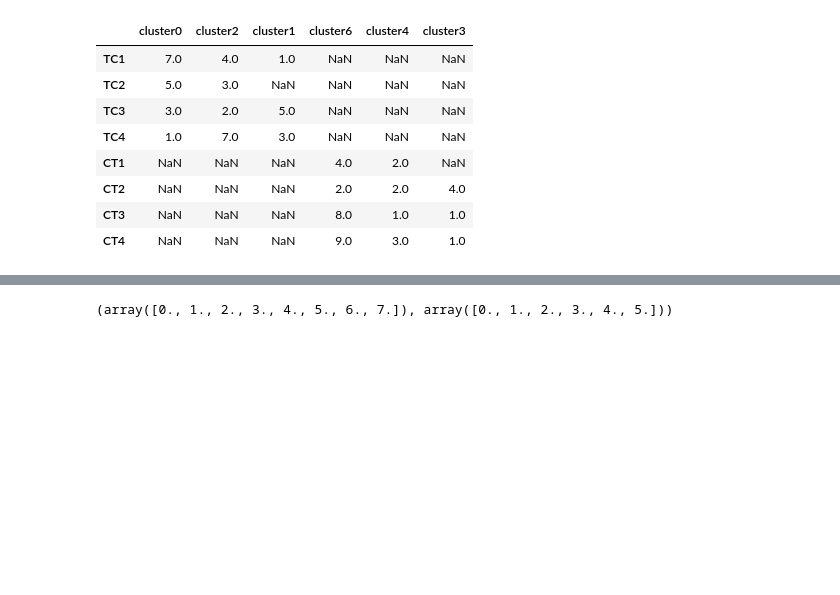
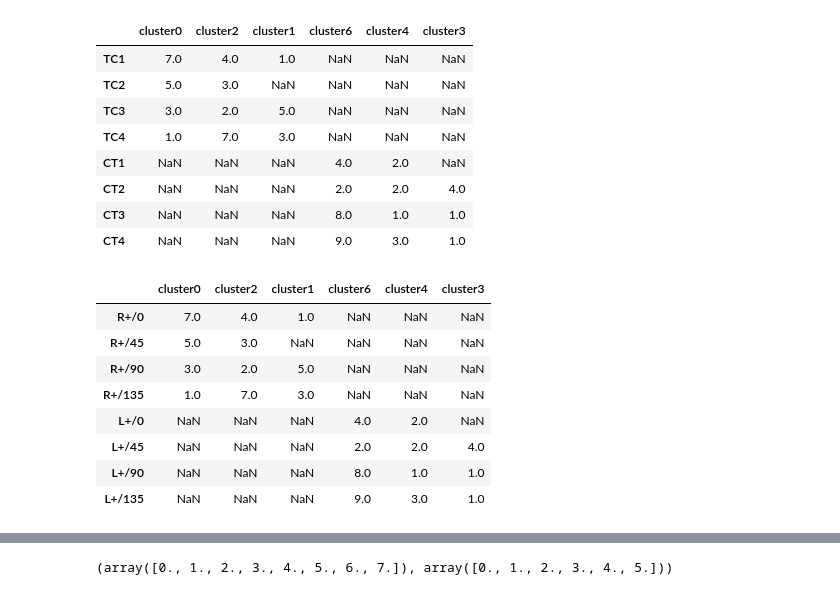
Before and after one commit to leewujung/porpoise_spheroid, a Jupyter notebook: notebooks_fig/fig_cluster_track_contingency.ipynb, the cells around one changed output, grey strips where cells are left out. Saved outputs shown, nothing was run; the diff lists cells and outputs as text; code cells hidden in the pictures; blank space fills up the shorter version.

```diff
--- a/notebooks_fig/fig_cluster_track_contingency.ipynb
+++ b/notebooks_fig/fig_cluster_track_contingency.ipynb
@@ -115,5 +119,17 @@ df_tca_all
 | CT2 | NaN | NaN | NaN | 2.0 | 2.0 | 4.0 |
 | CT3 | NaN | NaN | NaN | 8.0 | 1.0 | 1.0 |
 | CT4 | NaN | NaN | NaN | 9.0 | 3.0 | 1.0 |
+# %%
+df_tca_all.rename(index=dict(zip(TARGET_ANGLE_STR, TARGET_ANGLE_STR_NEW)))
+# %% [output]
+|  | cluster0 | cluster2 | cluster1 | cluster6 | cluster4 | cluster3 |
+| R+/0 | 7.0 | 4.0 | 1.0 | NaN | NaN | NaN |
+| R+/45 | 5.0 | 3.0 | NaN | NaN | NaN | NaN |
+| R+/90 | 3.0 | 2.0 | 5.0 | NaN | NaN | NaN |
+| R+/135 | 1.0 | 7.0 | 3.0 | NaN | NaN | NaN |
+| L+/0 | NaN | NaN | NaN | 4.0 | 2.0 | NaN |
+| L+/45 | NaN | NaN | NaN | 2.0 | 2.0 | 4.0 |
+| L+/90 | NaN | NaN | NaN | 8.0 | 1.0 | 1.0 |
+| L+/135 | NaN | NaN | NaN | 9.0 | 3.0 | 1.0 |
 # %%
 xtick_str = [
```
Also changed, not shown: parts of 8 cells of this notebook, 1 other file.
